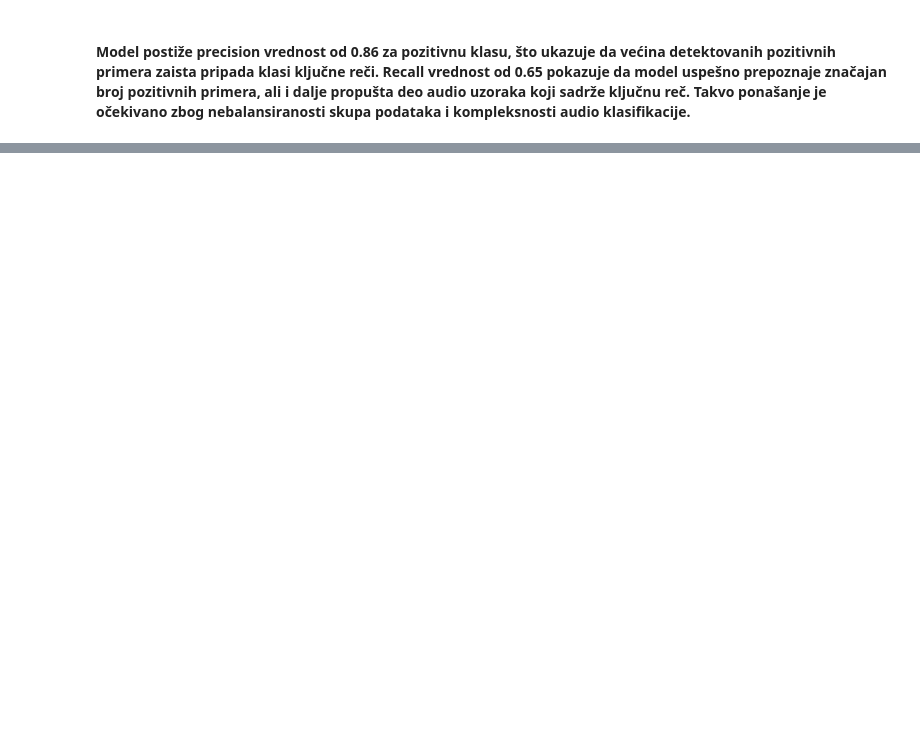
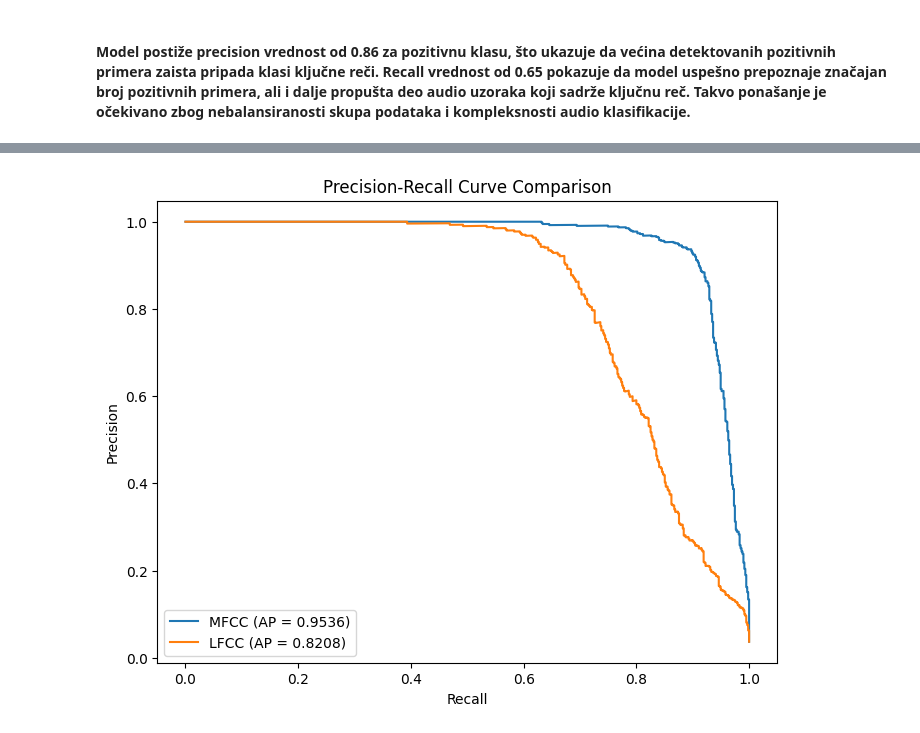
Before and after one commit to medenica02/wake-word-detection, a Jupyter notebook: main.ipynb, the cells around one changed output, grey strips where cells are left out. Drawn from its saved outputs; the diff is of its cells as text; code cells hidden in the pictures; blank space fills up the shorter version.

```diff
--- a/main.ipynb
+++ b/main.ipynb
@@ -744,0 +771,21 @@ plt.show()
+# %%
+precision_mfcc, recall_mfcc, _ = precision_recall_curve(y_mfcc_test,mfcc_probs)
+ap_mfcc = average_precision_score(y_mfcc_test, mfcc_probs)
+
+precision_lfcc, recall_lfcc, _ = precision_recall_curve(y_lfcc_test,lfcc_probs)
+ap_lfcc = average_precision_score(y_lfcc_test, lfcc_probs)
+
+plt.figure(figsize=(8,6))
+
+plt.plot(recall_mfcc,precision_mfcc,label=f"MFCC (AP = {ap_mfcc:.4f})")
+
+plt.plot(recall_lfcc,precision_lfcc,label=f"LFCC (AP = {ap_lfcc:.4f})")
+
+plt.xlabel("Recall")
+plt.ylabel("Precision")
+plt.title("Precision-Recall Curve Comparison")
+plt.legend()
+
+plt.show()
+# %% [output]
+[figure, added]
```
Also changed, not shown: parts of 15 cells of this notebook, 14 other files.
